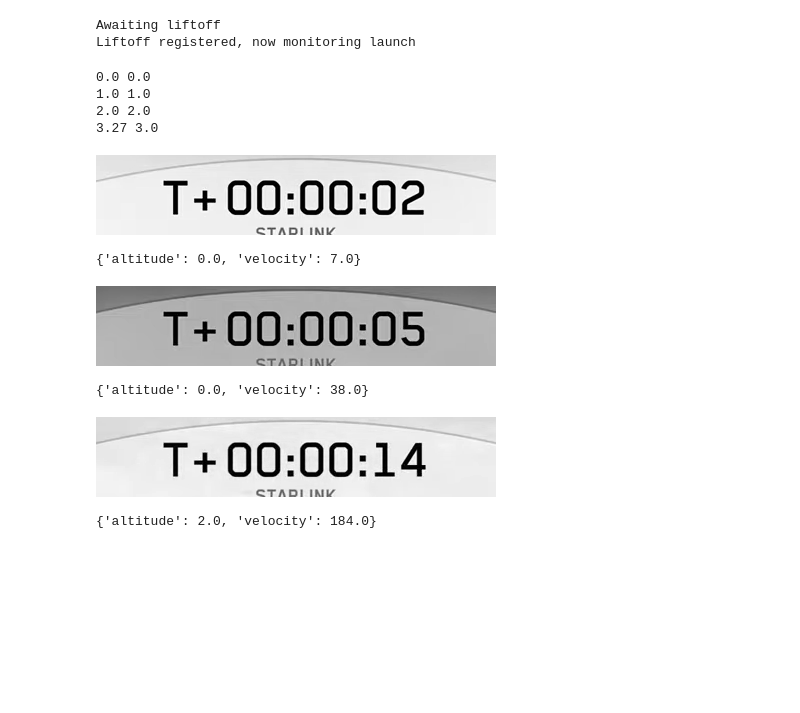
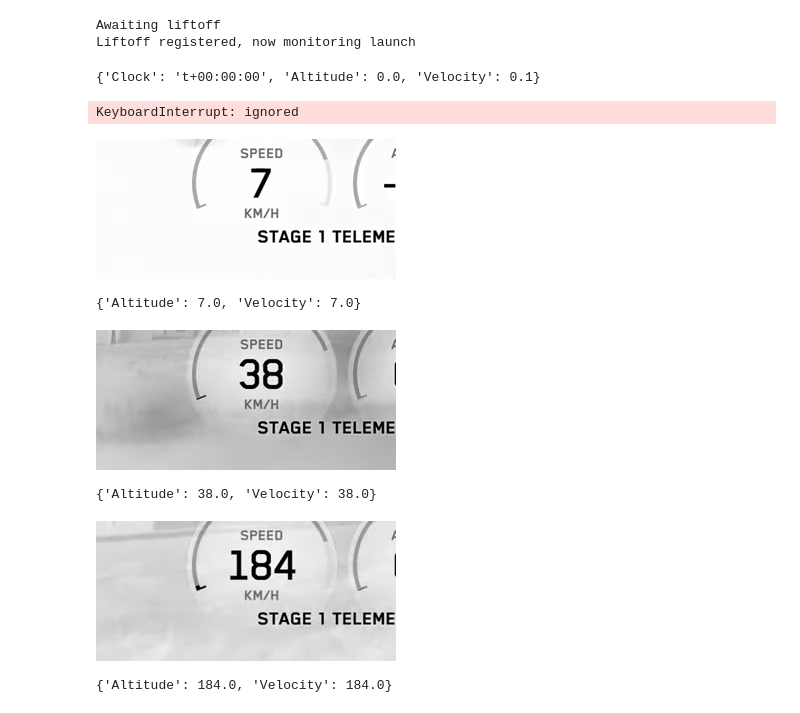
Before and after one commit to manuel-rottschaefer/trajectories, a Jupyter notebook: trajectories.ipynb, the cells around one changed output. Cells and saved outputs as stored; diff of their text form; code cells hidden in the pictures; blank space fills up the shorter version.

```diff
--- a/trajectories.ipynb
+++ b/trajectories.ipynb
@@ -128,11 +84,3 @@ def get_clock_from_string(string):
-# %%
-def extract_data(frame):
-  crop = custom_crop(frame)
-  gray = cv2.cvtColor(crop, cv2.COLOR_BGR2GRAY)
-  inverted = cv2.bitwise_not(gray)
-
-  text = pytesseract.image_to_string(inverted)
-  return get_props(text)
 # %%
 def await_liftoff():
   ''' Identify the frame at which liftoff occurs '''
@@ -161,7 +109,7 @@ def await_liftoff():
     data = extract_data(frame)
 
     if data['Clock'] and data['Clock'] != clock:
-      framepos += data['Elapsed'] * fps
+      framepos += int(data['Elapsed'] * fps)
       return framepos
 # %%
 def floor_tenth(number):
@@ -196,6 +144,28 @@ def process_launch(vid, liftoff_frame):
       break
 
   return monitor
+
+def process_launch_2(vid, liftoff_frame):
+  framepos = liftoff_frame
+  trajectory = pd.DataFrame(columns = ['Clock', 'Elapsed', 'Altitude', 'Velocity'])
+
+  while vid.isOpened():
+    vid.set(cv2.CAP_PROP_POS_FRAMES, int(framepos))
+    ret, frame = vid.read()
+    data = extract_data(frame)
+
+    if data['Clock']:
+      # Save data
+      trajectory.loc[len(trajectory)] = data
+      print(data)
+      # Skip to next second
+      framepos += int(fps - ((framepos - liftoff_frame) % fps)) + 3
+    else:
+      framepos += 5
+    if framepos > liftoff_frame + 1000:
+      break
+
+  return trajectory
 # %%
 url = 'https://www.youtube.com/watch?v=agYuEAkEljw'
 get_video(url, 'launches')
@@ -218,40 +188,37 @@ print('Liftoff registered, now monitoring launch')
 Awaiting liftoff
 Liftoff registered, now monitoring launch
 # %%
-trajectory = process_launch(vid, liftoff_frame)
-trajectory.to_csv('trajectory.csv')
+trajectory = process_launch_2(vid, liftoff_frame)
+trajectory.to_csv('trajectory2.csv')
 # %% [output]
-0.0 0.0
-1.0 1.0
-2.0 2.0
-3.27 3.0
+{'Clock': 't+00:00:00', 'Altitude': 0.0, 'Velocity': 0.1}
+KeyboardInterrupt: ignored
 # %%
-def extract_data_dev(frame):
+def extract_data(frame):
   # Extract telemetry of Stage 1
   crop = crop_roi(frame, 'Stage 1')
   gray = cv2.cvtColor(crop, cv2.COLOR_BGR2GRAY)
   inverted = cv2.bitwise_not(gray)
   trajectory = get_trajectory_from_string(
       pytesseract.image_to_string(inverted))
 
   # Extract telemetry of the Mission Clock
   crop = crop_roi(frame, 'Clock')
   gray = cv2.cvtColor(crop, cv2.COLOR_BGR2GRAY)
   inverted = cv2.bitwise_not(gray)
-  show(inverted)
-  clock = get_trajectory_from_string(
+  clock = get_clock_from_string(
       pytesseract.image_to_string(inverted))
 
   return {**clock, **trajectory}
 
 for i in range(3):
   frame = cv2.imread(f'frames/frame_{i+1}.png')
   data = extract_data_dev(frame)
   print(data)
 # %% [output]
-[figure, old version]
+[figure, new version]
-{'altitude': 0.0, 'velocity': 7.0}
+{'Altitude': 7.0, 'Velocity': 7.0}
-[figure, old version]
+[figure, new version]
-{'altitude': 0.0, 'velocity': 38.0}
+{'Altitude': 38.0, 'Velocity': 38.0}
-[figure, old version]
+[figure, new version]
-{'altitude': 2.0, 'velocity': 184.0}
+{'Altitude': 184.0, 'Velocity': 184.0}
```
Also changed, not shown: parts of 2 cells of this notebook.
